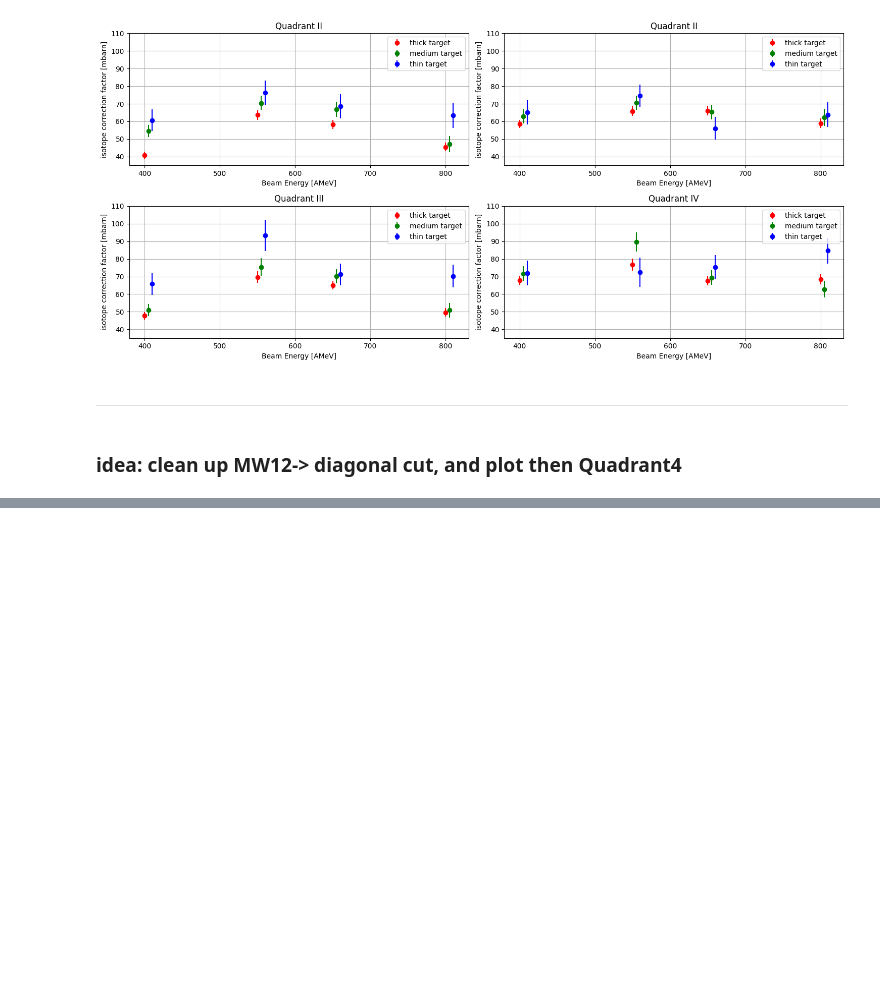
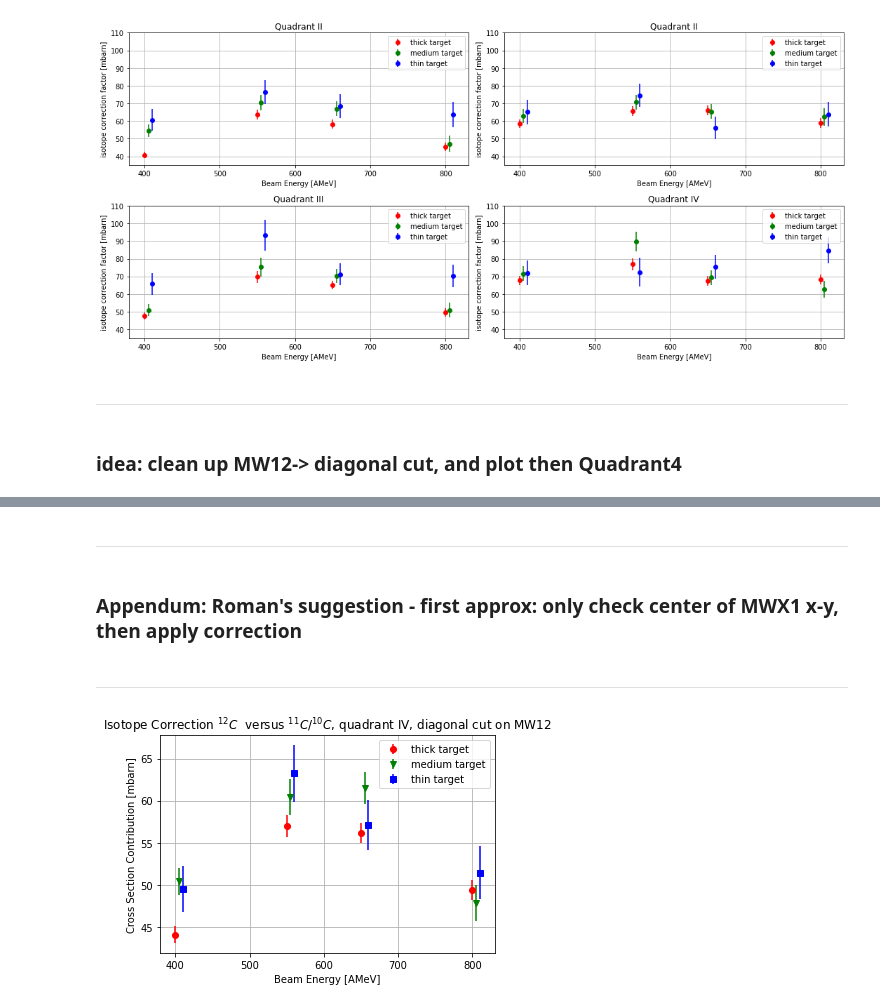
Before and after one commit to jenegger/r3bweek24_gsi, a Jupyter notebook: final_macro_iso_corr.ipynb, the cells around one changed output, grey strips where cells are left out. Drawn from its saved outputs; the diff is of its cells as text; code cells hidden in the pictures; blank space fills up the shorter version.

Commit message:
add romans idea of iso corr

```diff
--- a/final_macro_iso_corr.ipynb
+++ b/final_macro_iso_corr.ipynb
@@ -393,0 +394,31 @@ ax_coll.append(ax)
+# %% [markdown]
+---
+# %% [markdown]
+### Appendum: Roman's suggestion - first approx: only check center of MWX1 x-y, then apply correction
+# %% [markdown]
+---
+# %%
+f_name = "./with_stats_iso_corr/combined_iso_corr_center_own_cluster.txt"
+iso_cs_thin,err_iso_thin = stat_errors_neutron(f_name,"thin")
+iso_cs_medium, err_iso_medium= stat_errors_neutron(f_name,"medium")
+iso_cs_thick,err_iso_thick = stat_errors_neutron(f_name,"thick")
+quad4_thin, err_quad4_thin = iso_cs_thin,err_iso_thin
+quad4_medium, err_quad4_medium = iso_cs_medium,err_iso_medium
+quad4_thick, err_quad4_thick = iso_cs_thick,err_iso_thick
+
+fig, ax = plt.subplots()
+#fig.tight_layout()
+energy = [400,550,650,800]
+ax.errorbar(energy,iso_cs_thick,yerr=err_iso_thick,label="thick target",color='red',marker="o",fmt="o")
+energy = [405,555,655,805]
+ax.errorbar(energy,iso_cs_medium,yerr=err_iso_medium,label="medium target",color='green',marker="v",fmt="o")
+energy = [410,560,660,810]
+ax.errorbar(energy,iso_cs_thin,yerr=err_iso_thin,label="thin target",color='blue',marker="s",fmt="o")
+ax.legend()
+ax.grid()
+ax.set_xlabel("Beam Energy [AMeV]")
+ax.set_ylabel("Cross Section Contribution [mbarn]")
+ax.set_title(r'Isotope Correction $^{12}C$  versus $^{11}C/^{10}C$, quadrant IV, diagonal cut on MW12')
+ax_coll.append(ax)
+# %% [output]
+[figure, added]
```
Also changed, not shown: parts of 9 cells of this notebook, 6 other files.
